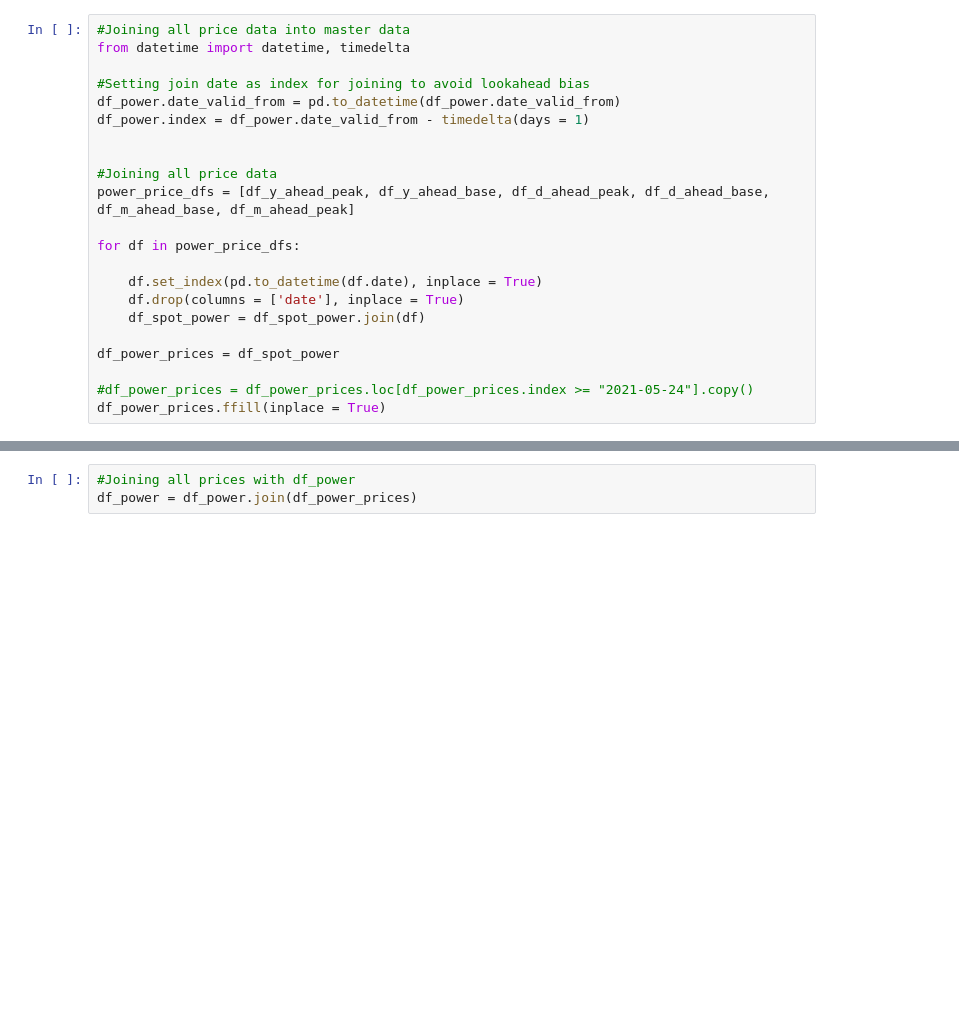
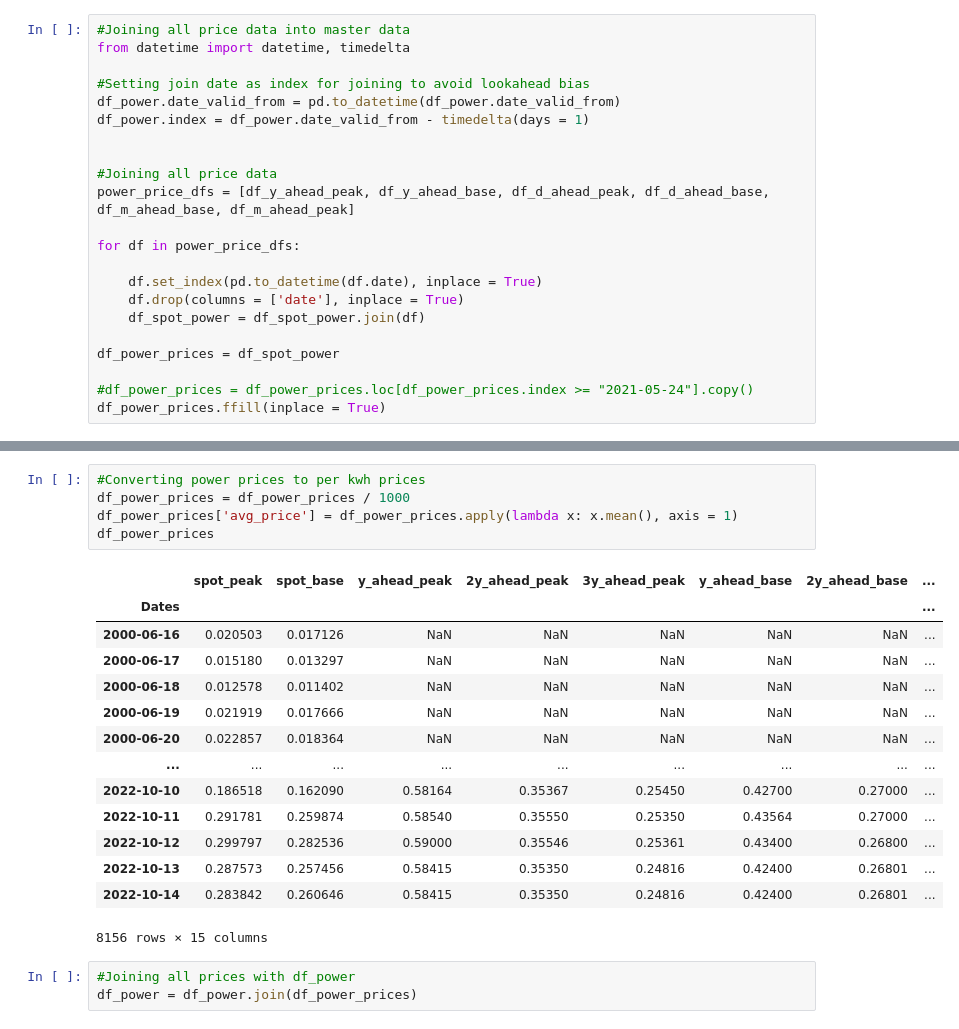
Before and after one commit to michael-fuest/DAiA-EON, a Jupyter notebook: MasterDataset.ipynb, the cells around one changed output, grey strips where cells are left out. Cells and saved outputs as stored; diff of their text form; blank space fills up the shorter version.

```diff
--- a/MasterDataset.ipynb
+++ b/MasterDataset.ipynb
@@ -167,3 +118,23 @@ df_power_prices
+# %%
+#Converting power prices to per kwh prices
+df_power_prices = df_power_prices / 1000
+df_power_prices['avg_price'] = df_power_prices.apply(lambda x: x.mean(), axis = 1)
+df_power_prices
+# %% [output]
+|  | spot_peak | spot_base | y_ahead_peak | 2y_ahead_peak | 3y_ahead_peak | y_ahead_base | 2y_ahead_base | ... |
+| Dates |  |  |  |  |  |  |  | ... |
+| 2000-06-16 | 0.020503 | 0.017126 | NaN | NaN | NaN | NaN | NaN | ... |
+| 2000-06-17 | 0.015180 | 0.013297 | NaN | NaN | NaN | NaN | NaN | ... |
+| 2000-06-18 | 0.012578 | 0.011402 | NaN | NaN | NaN | NaN | NaN | ... |
+| 2000-06-19 | 0.021919 | 0.017666 | NaN | NaN | NaN | NaN | NaN | ... |
+| 2000-06-20 | 0.022857 | 0.018364 | NaN | NaN | NaN | NaN | NaN | ... |
+| ... | ... | ... | ... | ... | ... | ... | ... | ... |
+| 2022-10-10 | 0.186518 | 0.162090 | 0.58164 | 0.35367 | 0.25450 | 0.42700 | 0.27000 | ... |
+| 2022-10-11 | 0.291781 | 0.259874 | 0.58540 | 0.35550 | 0.25350 | 0.43564 | 0.27000 | ... |
+| 2022-10-12 | 0.299797 | 0.282536 | 0.59000 | 0.35546 | 0.25361 | 0.43400 | 0.26800 | ... |
+| 2022-10-13 | 0.287573 | 0.257456 | 0.58415 | 0.35350 | 0.24816 | 0.42400 | 0.26801 | ... |
+| 2022-10-14 | 0.283842 | 0.260646 | 0.58415 | 0.35350 | 0.24816 | 0.42400 | 0.26801 | ... |
+8156 rows × 15 columns
 # %%
 #Joining all prices with df_power
 df_power = df_power.join(df_power_prices)
```
Also changed, not shown: parts of 11 cells of this notebook, 1 other file.
